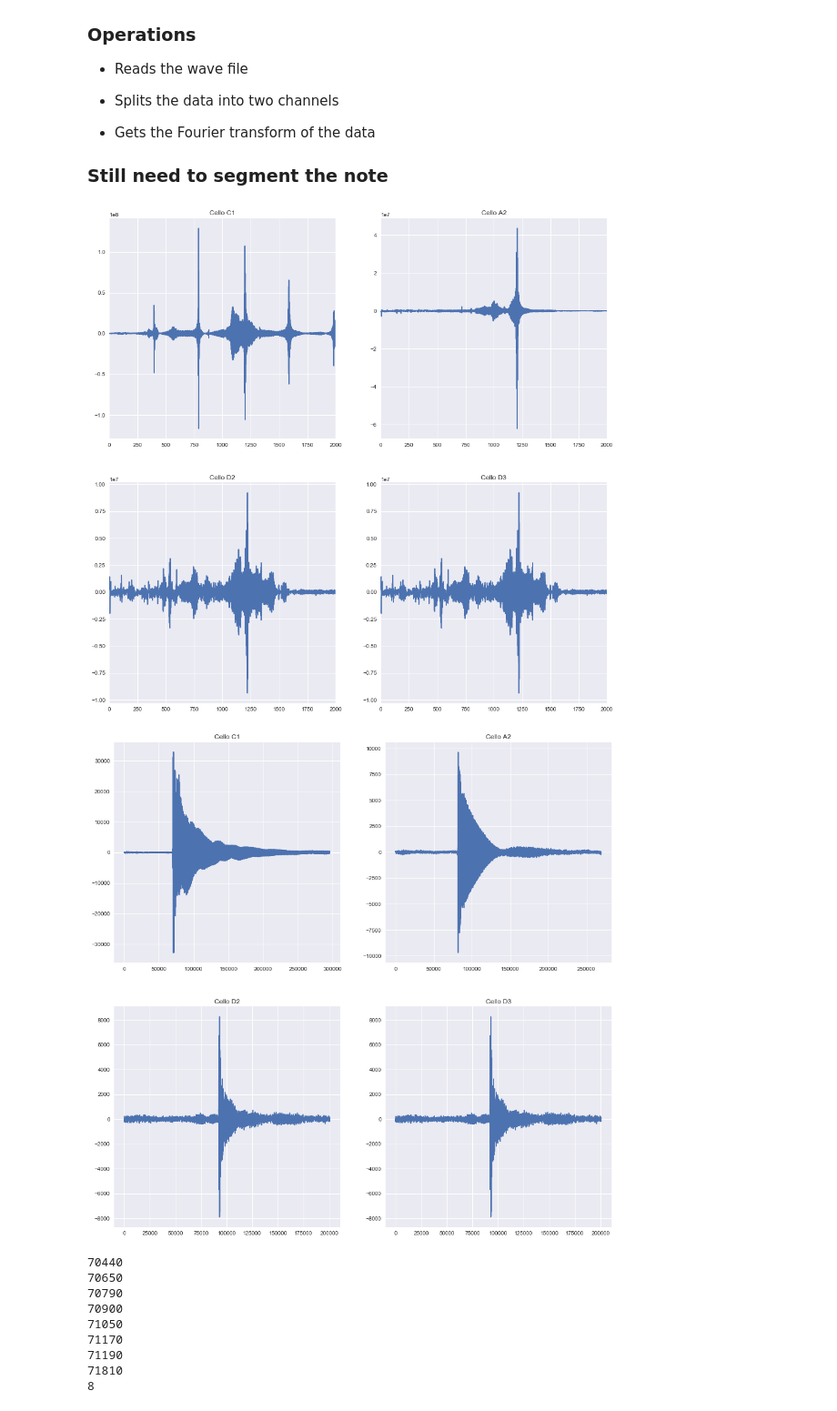
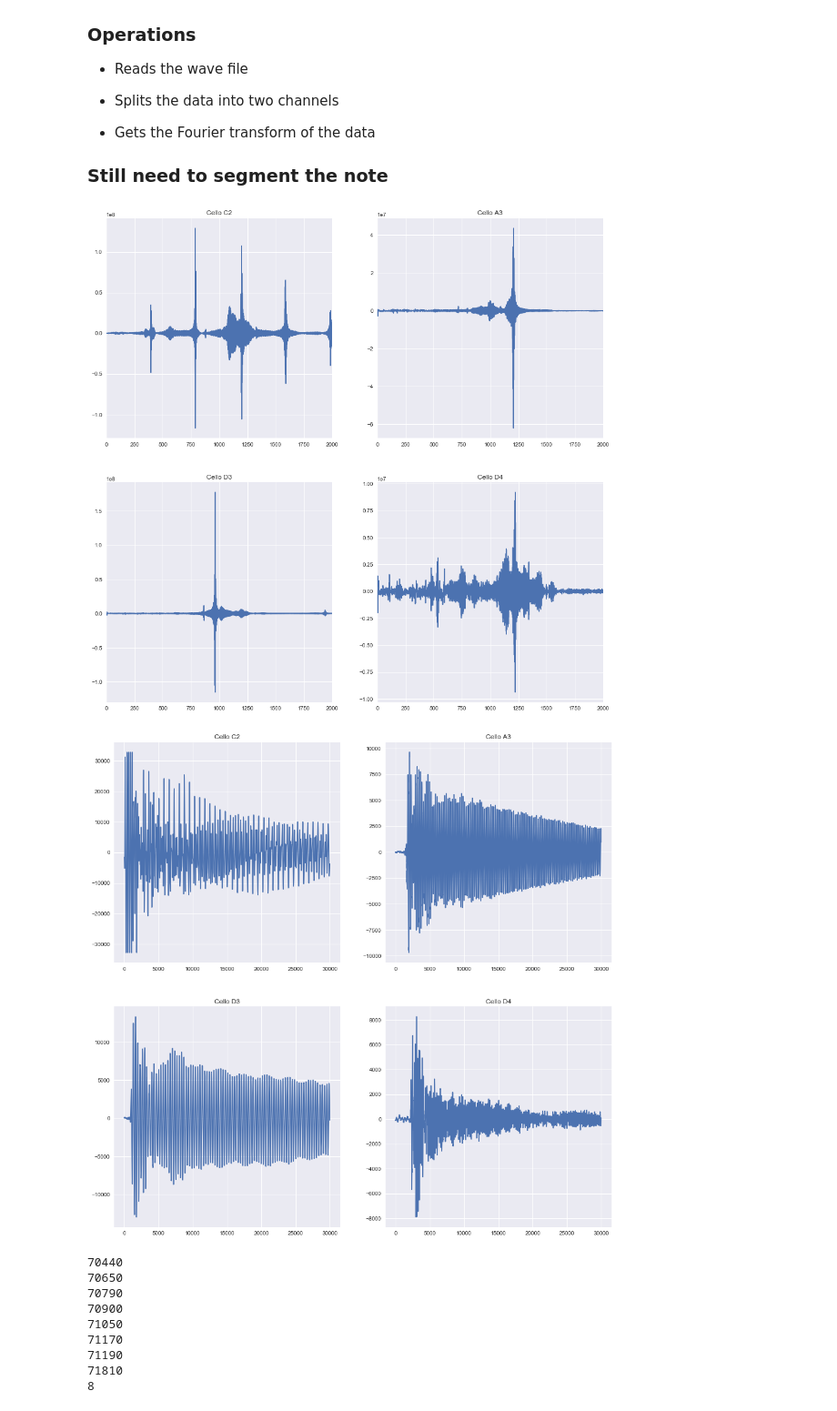
Before and after one commit to pstetz/Pitch-Perfect, a Jupyter notebook: main.ipynb, the cells around one changed output. Shown at 91% size. Saved outputs shown, nothing was run; the diff lists cells and outputs as text; code cells hidden in the pictures.

```diff
--- a/main.ipynb
+++ b/main.ipynb
@@ -27,46 +27,46 @@ warnings.filterwarnings('ignore')
 
 ### Still need to segment the note
 # %%
-_, c1 = wavfile.read('sounds/wav/cello_pluck/single/c1.wav')
-_, a2 = wavfile.read('sounds/wav/cello_pluck/single/a2.wav')
-_, d2 = wavfile.read('sounds/wav/cello_pluck/single/d2.wav')
+_, c2 = wavfile.read('sounds/wav/cello_pluck/single/c2.wav')
+_, a3 = wavfile.read('sounds/wav/cello_pluck/single/a3.wav')
 _, d3 = wavfile.read('sounds/wav/cello_pluck/single/d3.wav')
+_, d4 = wavfile.read('sounds/wav/cello_pluck/single/d4.wav')
 
-c1_chan1, c1_chan2 = zip(*c1)
-a2_chan1, a2_chan2 = zip(*a2)
-d2_chan1, d2_chan2 = zip(*d3)
+c2_chan1, c2_chan2 = zip(*c2)
+a3_chan1, a3_chan2 = zip(*a3)
 d3_chan1, d3_chan2 = zip(*d3)
+d4_chan1, d4_chan2 = zip(*d4)
 
-f_c1 = fft(c1_chan1)
-f_a2 = fft(a2_chan1)
-f_d2 = fft(d2_chan1)
+f_c2 = fft(c2_chan1)
+f_a3 = fft(a3_chan1)
 f_d3 = fft(d3_chan1)
+f_d4 = fft(d4_chan1)
 # %%
 fig, axarr = plt.subplots(2, 2, figsize=(16, 16))
-axarr[0][0].plot(f_c1, "-")
-axarr[0][1].plot(f_a2, "-")
-axarr[1][0].plot(f_d2, "-")
-axarr[1][1].plot(f_d3, "-")
+axarr[0][0].plot(f_c2, "-")
+axarr[0][1].plot(f_a3, "-")
+axarr[1][0].plot(f_d3, "-")
+axarr[1][1].plot(f_d4, "-")
 
-axarr[0][0].set(title="Cello C1", xlim=(0,2000))
-axarr[0][1].set(title="Cello A2", xlim=(0,2000))
-axarr[1][0].set(title="Cello D2", xlim=(0,2000))
-_ = axarr[1][1].set(title="Cello D3", xlim=(0,2000))
+axarr[0][0].set(title="Cello C2", xlim=(0,2000))
+axarr[0][1].set(title="Cello A3", xlim=(0,2000))
+axarr[1][0].set(title="Cello D3", xlim=(0,2000))
+_ = axarr[1][1].set(title="Cello D4", xlim=(0,2000))
 # %% [output]
-[figure, old version]
+[figure, new version]
 # %%
 fig, axarr = plt.subplots(2, 2, figsize=(16, 16))
-axarr[0][0].plot(c1_chan1, "-")
-axarr[0][1].plot(a2_chan1, "-")
-axarr[1][0].plot(d2_chan1, "-")
-axarr[1][1].plot(d3_chan1, "-")
+axarr[0][0].plot(c2_chan1[70000:100000], "-")
+axarr[0][1].plot(a3_chan1[80000:110000], "-")
+axarr[1][0].plot(d3_chan1[70000:100000], "-")
+axarr[1][1].plot(d4_chan1[90000:120000], "-")
 
-axarr[0][0].set(title="Cello C1")
-axarr[0][1].set(title="Cello A2")
-axarr[1][0].set(title="Cello D2")
-_ = axarr[1][1].set(title="Cello D3")
+axarr[0][0].set(title="Cello C2")
+axarr[0][1].set(title="Cello A3")
+axarr[1][0].set(title="Cello D3")
+_ = axarr[1][1].set(title="Cello D4")
 # %% [output]
-[figure, old version]
+[figure, new version]
 # %%
 
 window = 10
```
Also changed, not shown: 4 other files.
